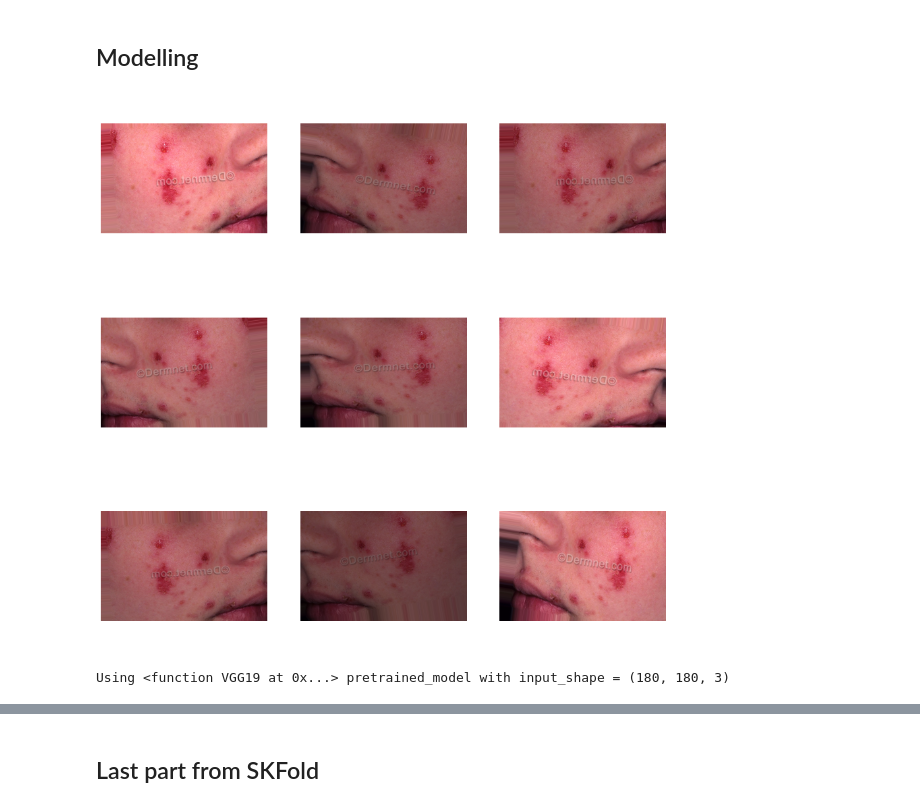
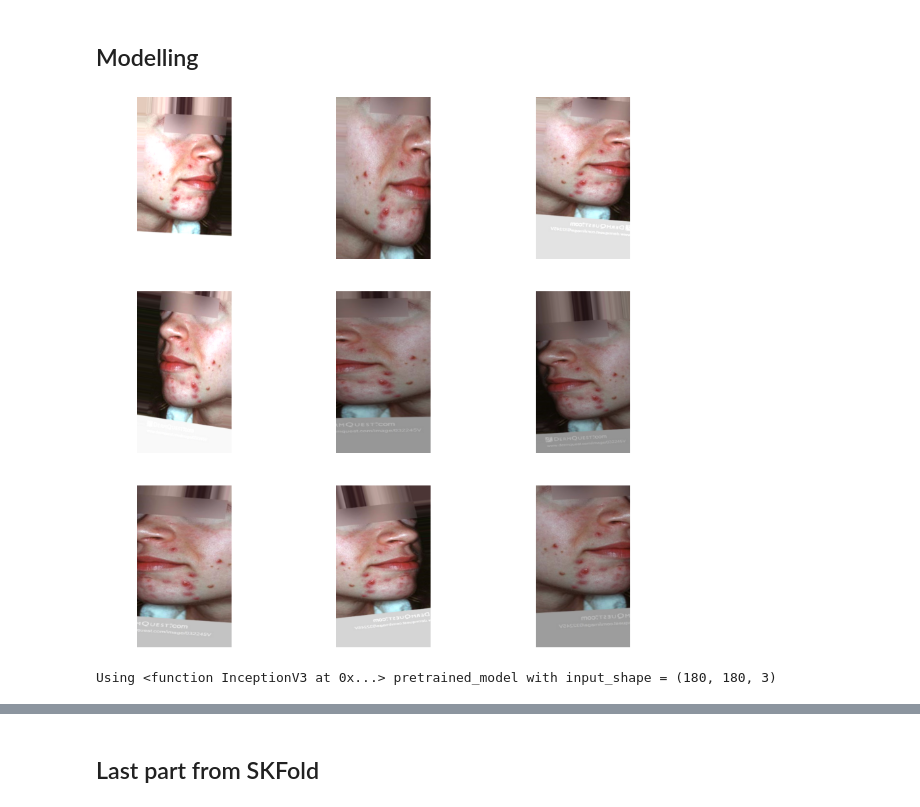
Before and after one commit to Albert-Setiawan/Capstone-Project-Machine-Learning, a Jupyter notebook: albert/SKUT Stratified K-Fold.ipynb, the cells around one changed output, grey strips where cells are left out. Cells and saved outputs as stored; diff of their text form; code cells hidden in the pictures.

```diff
--- a/albert/SKUT Stratified K-Fold.ipynb
+++ b/albert/SKUT Stratified K-Fold.ipynb
@@ -32,7 +32,8 @@ drive.mount('/content/drive/')
 # %% [markdown]
 ## Dataset
 # %%
-dataset = 'D:/Latihan/Dataset'
+#dataset = 'D:/Latihan/Dataset'
+dataset = "D:/Latihan/Dataset - Copy"
 # %% [markdown]
 ## Exploratory Data Analysis & Data preparation
 # %% [markdown]
@@ -49,9 +50,8 @@ for base, dirs, files in os.walk(dataset):
     for Files in files:
         totalFiles += 1
 # %%
-index = np.arange(1,5,1)
 d = {'Class': os.listdir(dataset), 'Total_image_in_class': np.delete(list, [0])}
-data1 = pd.DataFrame(data=d, index=index)
+data1 = pd.DataFrame(data=d)
 data1
 # %% [output]
 |  | Class | Total_image_in_class |
@@ -208,7 +212,7 @@ fig = plt.figure(figsize=(15, 10))
 plt.title('Gambar pada Dataset', fontsize=20, y=1.03)
 plt.axis('off')
 columns = 6
-rows = 4
+rows = 5
 img2show = df_filtered.groupby('Class').apply(lambda df: df.sample(6))
 for i in range(1, columns*rows +1):
     if i % columns == 1 :
@@ -244,40 +248,40 @@ from keras.preprocessing.image import img_to_array
 from keras.preprocessing.image import ImageDataGenerator
 
 # load the image
-img = load_img("D:/Latihan/Dataset/Acne/acne-excoriated-29.jpg")
+img = load_img("D:/Latihan/Dataset - Copy/Acne/032245VB.jpg")
 # Convert to numpy array
 data = img_to_array(img)
 # Expand dimension to one sample
 samples = expand_dims(data, 0)
 # Create image data augmentation generator
 datagen = ImageDataGenerator(            rotation_range=10,
-                                         zoom_range=0.1,
+                                         zoom_range=0.4,
                                          horizontal_flip=True,
                                          brightness_range=[0.5,1.4],
                                          width_shift_range=0.1,
                                          height_shift_range=0.1,
                              )
 # prepare iterator
 it = datagen.flow(samples, batch_size=1)
 # generate samples and plot
 
 
 fig = plt.figure(figsize=(15, 15))
 plt.axis('off')
 columns = 3
 rows = 3
 
 for i in range(1, columns*rows +1):
     batch = it.next()
 
     image = batch[0].astype('uint8')
 
     fig.add_subplot(rows, columns, i)
     imgplot = plt.imshow(image)
 
     plt.axis('off')
 plt.show()
 # %% [output]
-[figure, old version]
+[figure, new version]
 # %%
 train_datagen = ImageDataGenerator(rotation_range=10,
@@ -320,7 +324,7 @@ def load_pretrained_model(model_name, input_shape, include_top, weights, pooling
 # Define input to load_pretrained_model function #
 ##################################################
 
-n = 16 #Masukkan angka dari 0-16
+n = 8 #Masukkan angka dari 0-16
 model_name = list_model[n] #Tidak perlu diubah-ubah
 input_shape = (180,180, 3)
 include_top = False
@@ -334,7 +338,7 @@ pretrained_model= load_pretrained_model(model_name, input_shape, include_top, we
 for layer in pretrained_model.layers:
         layer.trainable=False
 # %% [output]
-Using <function VGG19 at 0x...> pretrained_model with input_shape = (180, 180, 3)
+Using <function InceptionV3 at 0x...> pretrained_model with input_shape = (180, 180, 3)
 # %%
 pretrained_model.summary()
 # %% [output]
```
Also changed, not shown: parts of 23 cells of this notebook.
